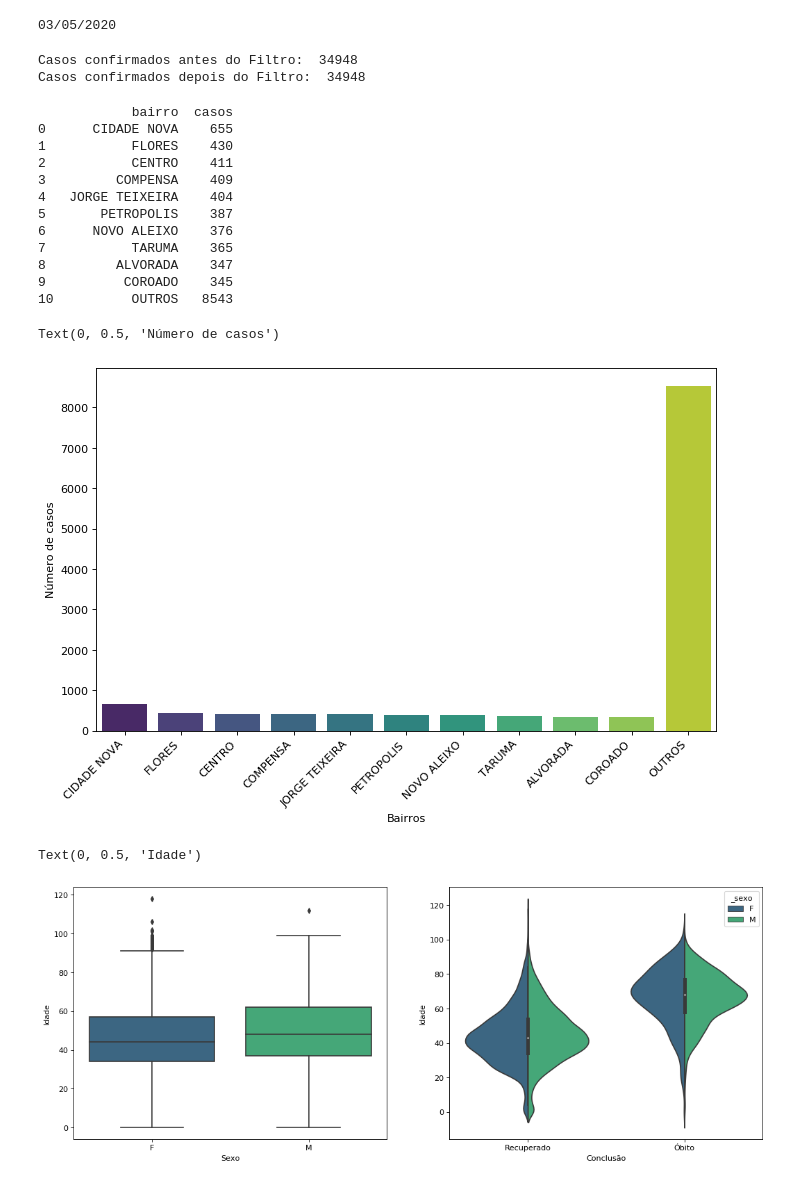
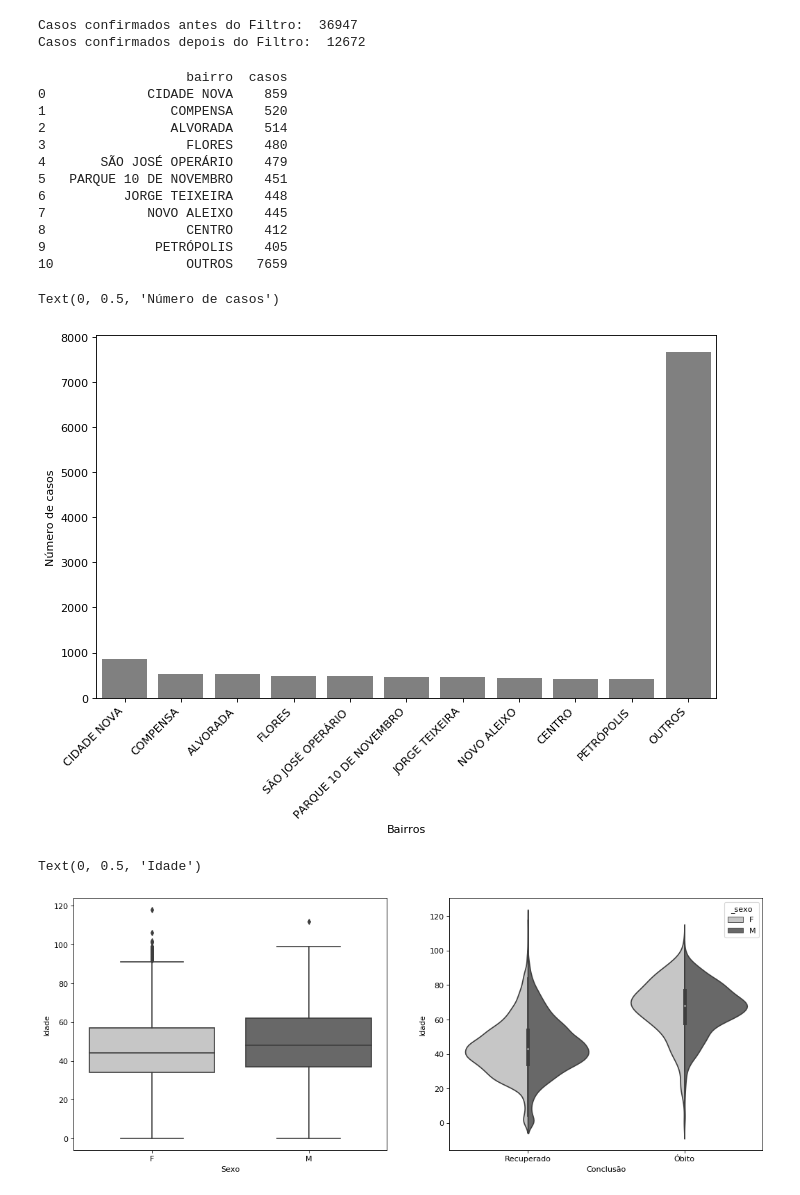
Before and after one commit to yonekura-dc/covid-manaus-redes-neurais2020, a Jupyter notebook: src/visualizacao.ipynb, the cells around one changed output. Cells and saved outputs as stored; diff of their text form; code cells hidden in the pictures.

Commit message:
visualizacoes done

```diff
--- a/src/visualizacao.ipynb
+++ b/src/visualizacao.ipynb
@@ -6,59 +6,58 @@ import matplotlib.pyplot as plt
 # %%
 csv_path = 'data/Manaus.csv'
 df = pd.read_csv(csv_path,encoding='iso-8859-1',sep=';')
-print(df['_dt_notificacao'][10])
-# %% [output]
-03/05/2020
 # %%
 df = df[df._classificacao.eq('Confirmado')]
 print("Casos confirmados antes do Filtro: ", len(df.index)) # confirmados antes do filtro
 
-filterList = ['_comorb', 'sintoma(s)*','_etnia','_profiss_saude','^(_dt_(\w){1,10})$','_origem', '_raca', '_criterio','_srag','_evolução','tipo_teste']
+filterList = ['_comorb', 'sintoma(s)*','_etnia','_profiss_saude','^(_dt_(\w){1,10})$','_origem', '_raca', '_criterio','_srag','_evolução','_tipo_teste']
 for i in range(len(filterList)):
     df = df[df.columns.drop(list(df.filter(regex=filterList[i])))]
 
+df_sem_conclusao = df[df.columns.drop('_conclusao')].copy()
+df.dropna(inplace=True)
+#df_sem_conclusao.dropna(inplace=True)
 print("Casos confirmados depois do Filtro: ", len(df.index)) # confirmados antes do filtro
-df.dropna(inplace=True)
 # %% [output]
-Casos confirmados antes do Filtro:  34948
-Casos confirmados depois do Filtro:  34948
+Casos confirmados antes do Filtro:  36947
+Casos confirmados depois do Filtro:  12672
 # %%
-bairros = df['_bairro'].value_counts()[:10]
-bairros.loc['OUTROS'] =  df['_bairro'].value_counts()[10:].sum()
+bairros = df['_bairro_mapa'].value_counts()[:10]
+bairros.loc['OUTROS'] =  df['_bairro_mapa'].value_counts()[10:].sum()
 bairros = pd.DataFrame({'bairro':bairros.index, 'casos':bairros.values})
 print(bairros)
 # %% [output]
-            bairro  casos
-0      CIDADE NOVA    655
-1           FLORES    430
-2           CENTRO    411
-3         COMPENSA    409
-4   JORGE TEIXEIRA    404
-5       PETROPOLIS    387
-6      NOVO ALEIXO    376
-7           TARUMA    365
-8         ALVORADA    347
-9          COROADO    345
-10          OUTROS   8543
+                   bairro  casos
+0             CIDADE NOVA    859
+1                COMPENSA    520
+2                ALVORADA    514
+3                  FLORES    480
+4       SÃO JOSÉ OPERÁRIO    479
+5   PARQUE 10 DE NOVEMBRO    451
+6          JORGE TEIXEIRA    448
+7             NOVO ALEIXO    445
+8                  CENTRO    412
+9              PETRÓPOLIS    405
+10                 OUTROS   7659
 # %%
 fig=plt.figure(figsize=(10, 6), dpi= 80, facecolor='w', edgecolor='k')
-ax = sns.barplot(x='bairro',y='casos',data=bairros,palette='viridis')
+ax = sns.barplot(x='bairro',y='casos',data=bairros,color='grey')
 plt.xticks(rotation=45,ha='right')
 ax.set_xlabel('Bairros')
 ax.set_ylabel('Número de casos')
 # %% [output]
 Text(0, 0.5, 'Número de casos')
-[figure, old version]
+[figure, new version]
 # %%
 fig=plt.figure(figsize=(16, 6), dpi= 80, facecolor='w', edgecolor='k')
-#plt.subplot(1,2,1)
-ax = sns.boxplot(x='_sexo', y='_idade',data=df,palette='viridis')
+plt.subplot(1,2,1)
+ax = sns.boxplot(x='_sexo', y='_idade',data=df,palette='Greys')
 ax.set_xlabel('Sexo')
 ax.set_ylabel('Idade')
-#plt.subplot(1,2,2)
-#ax = sns.violinplot(x='_conclusao', y='_idade',hue='_sexo',data=df,palette='viridis',split=True)
-#ax.set_xlabel('Conclusão')
-#ax.set_ylabel('Idade')
+plt.subplot(1,2,2)
+ax = sns.violinplot(x='_conclusao', y='_idade',hue='_sexo',data=df,palette='Greys',split=True)
+ax.set_xlabel('Conclusão')
+ax.set_ylabel('Idade')
 # %% [output]
 Text(0, 0.5, 'Idade')
-[figure, old version]
+[figure, new version]
```
Also changed, not shown: parts of 6 cells of this notebook, 1 other file.
